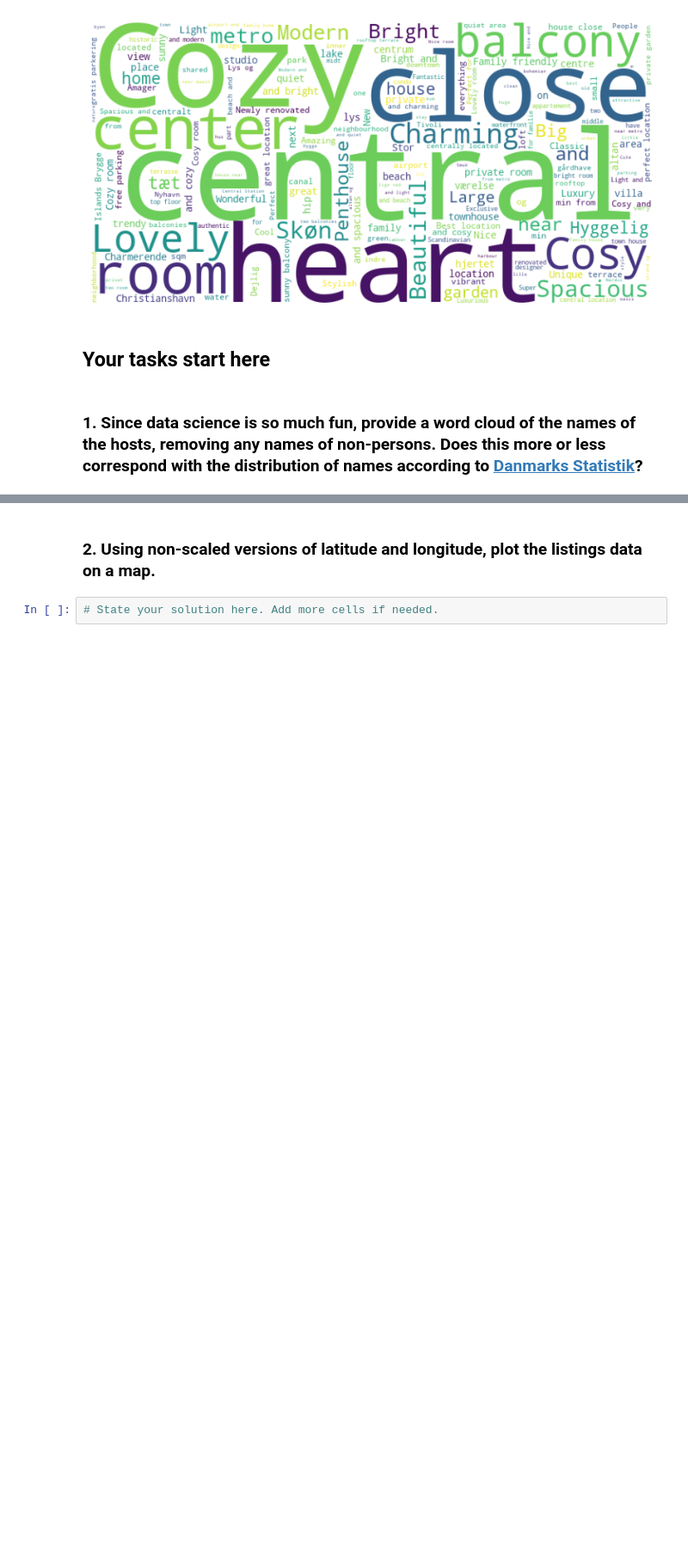
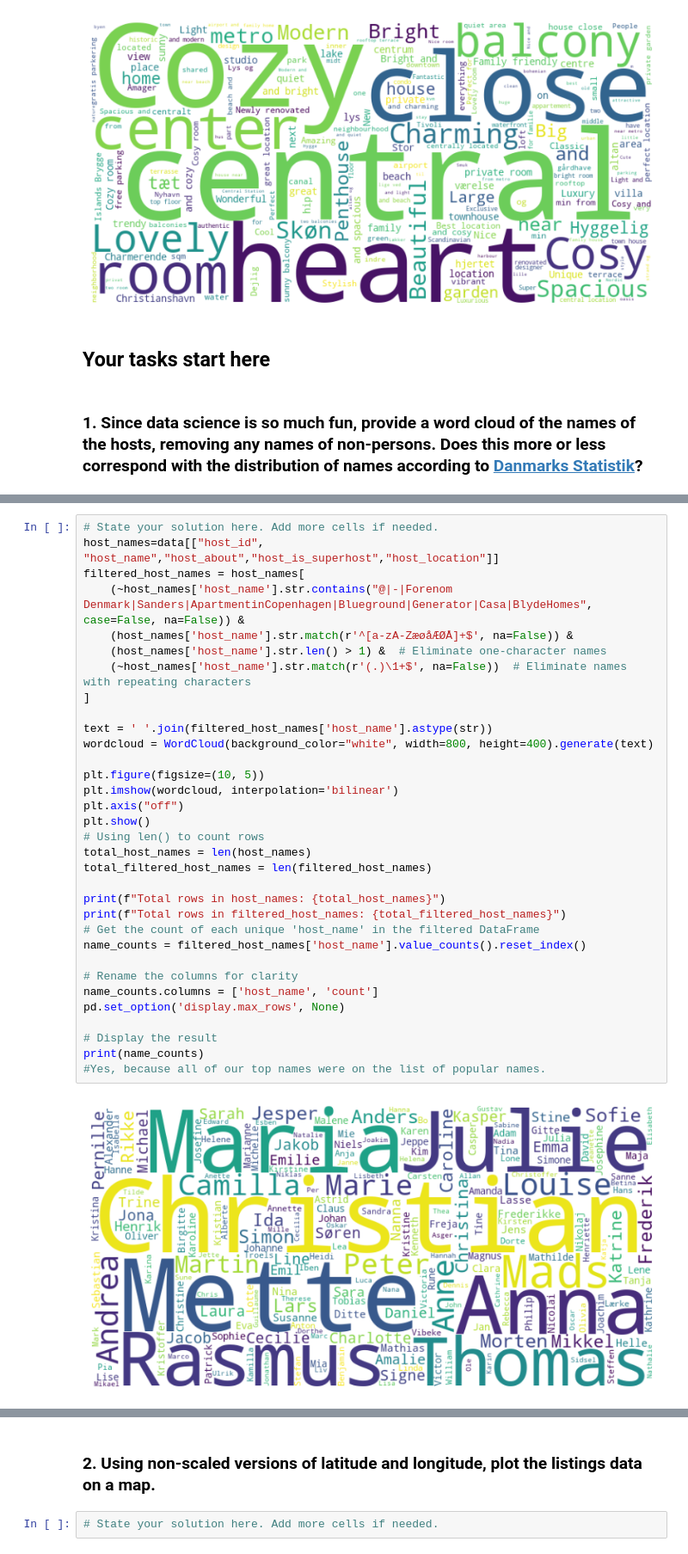
Before and after one commit to EarthOddity/mal-assignments, a Jupyter notebook: Assignment1Mal/1. Getting started - Copenhagen Airbnb.ipynb, the cells around one changed output, grey strips where cells are left out. Shown at 86% size. Drawn from its saved outputs; the diff is of its cells as text; blank space fills up the shorter version.

```diff
--- a/Assignment1Mal/1. Getting started - Copenhagen Airbnb.ipynb
+++ b/Assignment1Mal/1. Getting started - Copenhagen Airbnb.ipynb
@@ -128,0 +110,35 @@ plt.show()
+# %%
+# State your solution here. Add more cells if needed.
+host_names=data[["host_id", "host_name","host_about","host_is_superhost","host_location"]]
+filtered_host_names = host_names[
+    (~host_names['host_name'].str.contains("@|-|Forenom Denmark|Sanders|ApartmentinCopenhagen|Blueground|Generator|Casa|BlydeHomes", case=False, na=False)) &
+    (host_names['host_name'].str.match(r'^[a-zA-ZæøåÆØÅ]+$', na=False)) &
+    (host_names['host_name'].str.len() > 1) &  # Eliminate one-character names
+    (~host_names['host_name'].str.match(r'(.)\1+$', na=False))  # Eliminate names with repeating characters
+]
+
+text = ' '.join(filtered_host_names['host_name'].astype(str))
+wordcloud = WordCloud(background_color="white", width=800, height=400).generate(text)
+
+plt.figure(figsize=(10, 5))
+plt.imshow(wordcloud, interpolation='bilinear')
+plt.axis("off")
+plt.show()
+# Using len() to count rows
+total_host_names = len(host_names)
+total_filtered_host_names = len(filtered_host_names)
+
+print(f"Total rows in host_names: {total_host_names}")
+print(f"Total rows in filtered_host_names: {total_filtered_host_names}")
+# Get the count of each unique 'host_name' in the filtered DataFrame
+name_counts = filtered_host_names['host_name'].value_counts().reset_index()
+
+# Rename the columns for clarity
+name_counts.columns = ['host_name', 'count']
+pd.set_option('display.max_rows', None)
+
+# Display the result
+print(name_counts)
+#Yes, because all of our top names were on the list of popular names.
+# %% [output]
+[figure, added]
```
Also changed, not shown: parts of 2 cells of this notebook.
